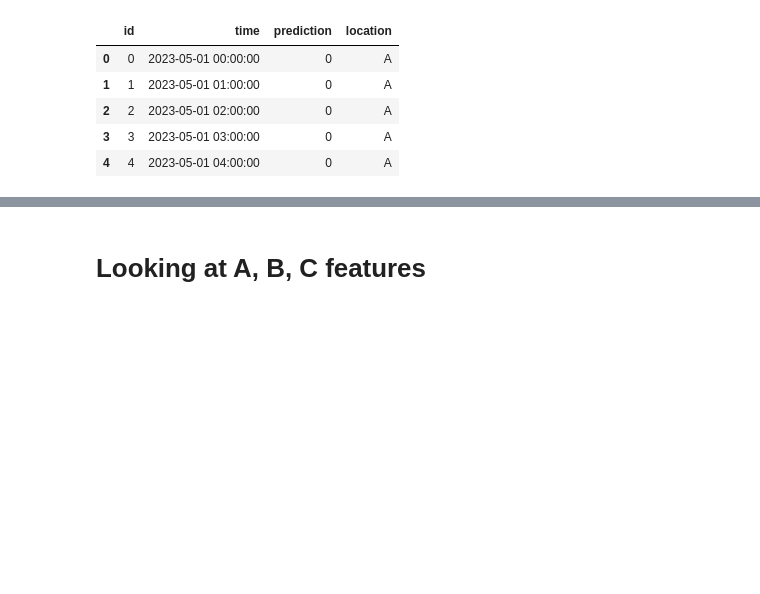
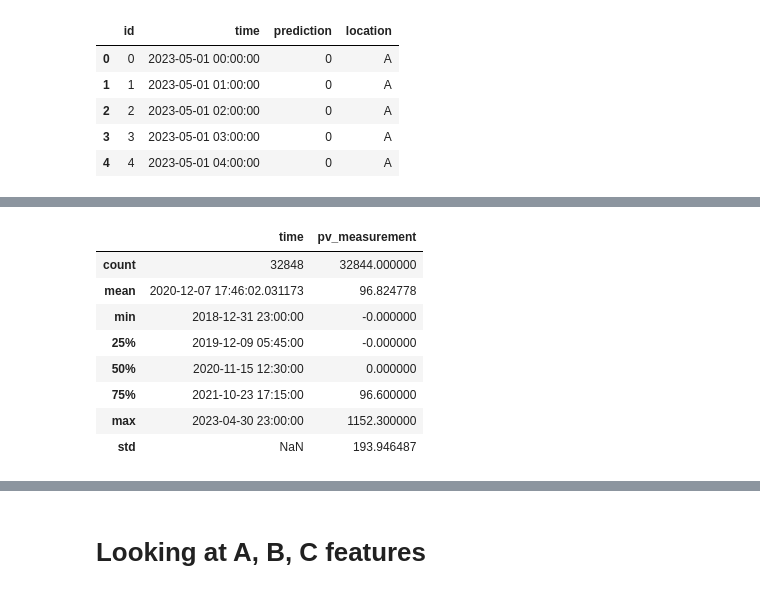
Before and after one commit to mikaelste/TDT4173-project, a Jupyter notebook: mikael/data_exploration.ipynb, the cells around one changed output, grey strips where cells are left out. Cells and saved outputs as stored; diff of their text form; code cells hidden in the pictures; blank space fills up the shorter version.

```diff
--- a/mikael/data_exploration.ipynb
+++ b/mikael/data_exploration.ipynb
@@ -130,0 +131,12 @@ train_c[['time', feature_name]].set_index('time').plot(ax=axs[2], title='target
+# %%
+train_b.describe()
+# %% [output]
+|  | time | pv_measurement |
+| count | 32848 | 32844.000000 |
+| mean | 2020-12-07 17:46:02.031173 | 96.824778 |
+| min | 2018-12-31 23:00:00 | -0.000000 |
+| 25% | 2019-12-09 05:45:00 | -0.000000 |
+| 50% | 2020-11-15 12:30:00 | 0.000000 |
+| 75% | 2021-10-23 17:15:00 | 96.600000 |
+| max | 2023-04-30 23:00:00 | 1152.300000 |
+| std | NaN | 193.946487 |
```
Also changed, not shown: parts of 12 cells of this notebook, 11 other files.
